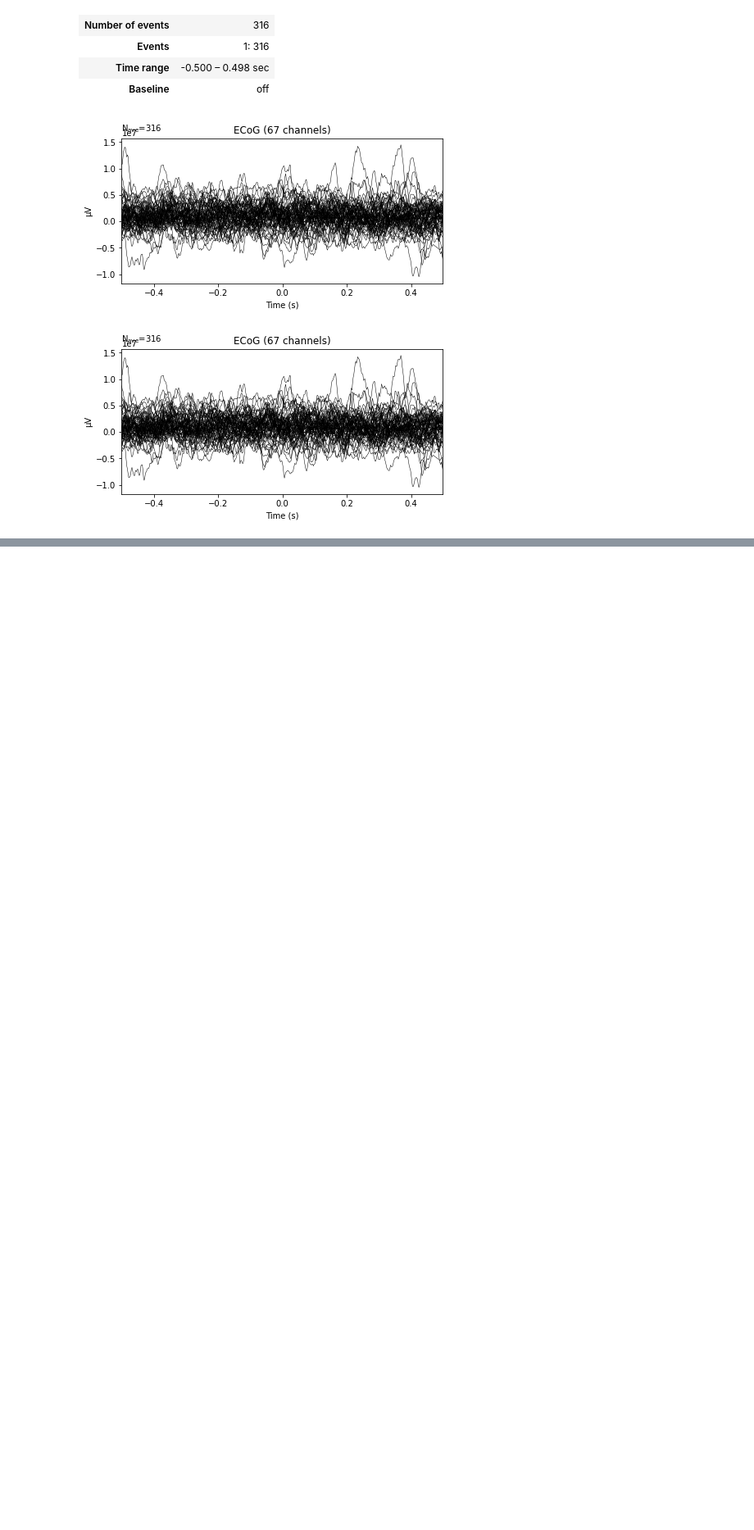
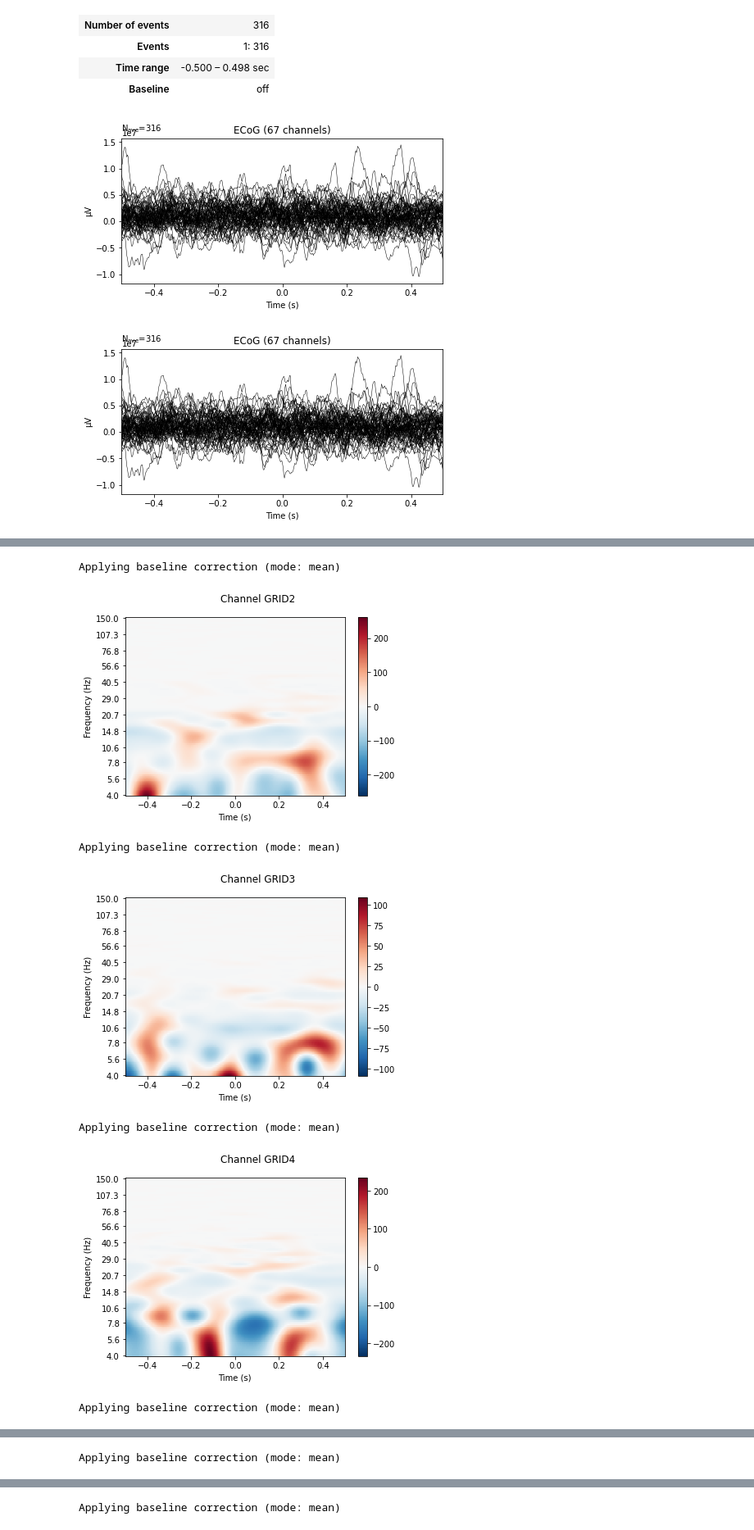
Before and after one commit to NevVerVer/Neuromatch_2022_EcoG_movements, a Jupyter notebook: pipeline/2_movement_initiation_ecog.ipynb, the cells around one changed output, grey strips where cells are left out. Shown at 82% size. Saved outputs shown, nothing was run; the diff lists cells and outputs as text; code cells hidden in the pictures; blank space fills up the shorter version.

```diff
--- a/pipeline/2_movement_initiation_ecog.ipynb
+++ b/pipeline/2_movement_initiation_ecog.ipynb
@@ -66,0 +73,15 @@ evoked.plot()
+# %%
+freqs = np.logspace(*np.log10([4, 150]), num=120)
+average_tfr = mne.time_frequency.tfr_morlet(
+    evoked, freqs, n_cycles = freqs / 2., use_fft=True, return_itc=False, verbose=False)
+# %%
+for ch_num in range(64):
+    average_tfr.plot([ch_num], baseline=(-0.5, 0), mode='mean', title=f"Channel {average_tfr.ch_names[ch_num]}")
+# %% [output]
+Applying baseline correction (mode: mean)
+[figure, added]
+Applying baseline correction (mode: mean)
+[figure, added]
+Applying baseline correction (mode: mean)
+[figure, added]
+Applying baseline correction (mode: mean)
@@ -66,0 +89 @@ evoked.plot()
+Applying baseline correction (mode: mean)
@@ -66,0 +91 @@ evoked.plot()
+Applying baseline correction (mode: mean)
```
Also changed, not shown: parts of 2 cells of this notebook.
